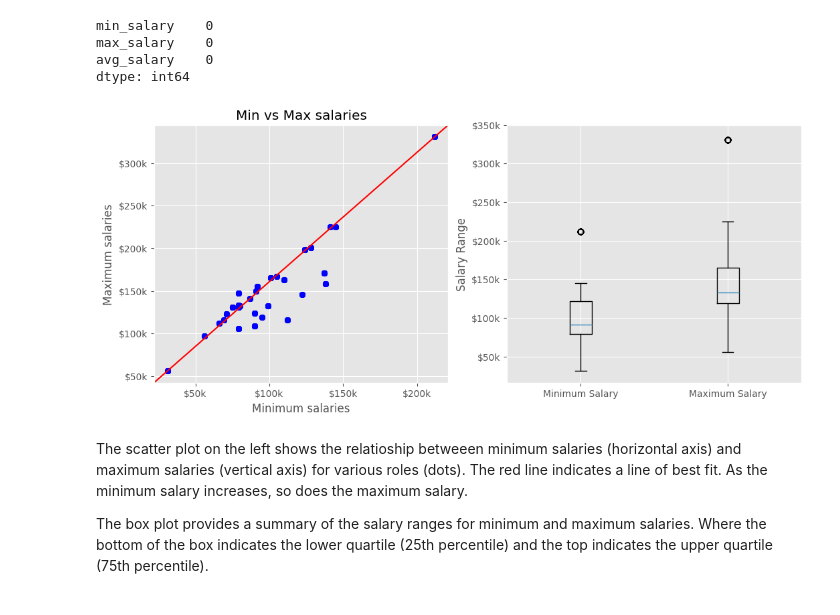
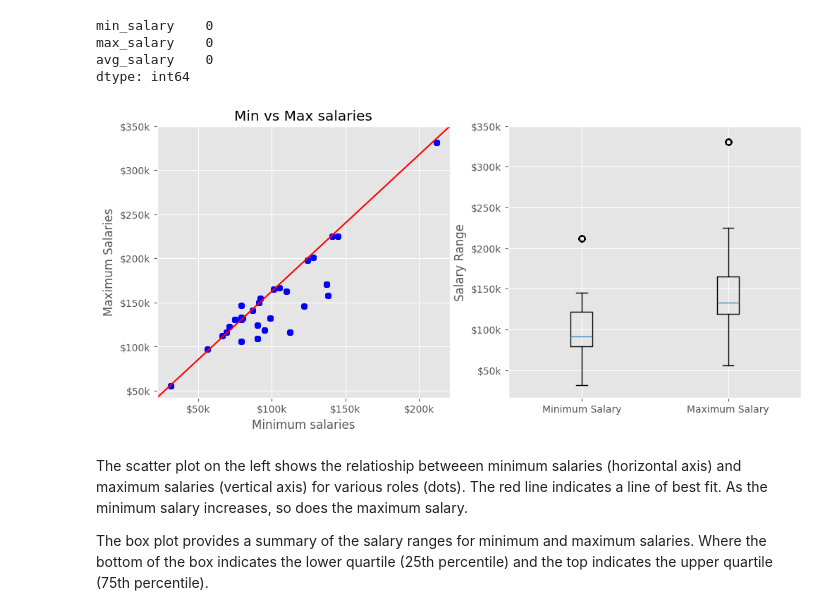
Before and after one commit to AngelX62/Data-Science-Job-Clean, a Jupyter notebook: Data_Science.ipynb, the cells around one changed output. Cells and saved outputs as stored; diff of their text form; code cells hidden in the pictures.

Commit message:
modified code for salary visualization

```diff
--- a/Data_Science.ipynb
+++ b/Data_Science.ipynb
@@ -352,27 +353,35 @@ dtype: int64
 # %%
 # Plotting to see relationship:
 # Positive correlation between min and max salaries
 # Outliers are presented to show significantly higher values
 
+def attributes(ax, ylabel, title, yticks):
+    sal_ticks_labels = [f"${x}k" for x in yticks]
+    ax.set_ylabel(ylabel)
+    ax.set_title(title)
+    ax.set_yticks(yticks)
+    ax.set_yticklabels(sal_ticks_labels)
+
 sal_ticks = list(range(50, 400, 50))
 plt.style.use('ggplot')
-fig, ax = plt.subplots(nrows=1, ncols=2, figsize=(9,5))
-#ax[0] = (projection="3d")
+fig, ax = plt.subplots(nrows=1, ncols=2, figsize=(8.5,5))
+
 ax[0].plot([0,1], [0,1], color='red', transform=ax[0].transAxes)
-ax[0].set_title('Min vs Max salaries')
+
 ax[0].set_xlabel('Minimum salaries')
 ax[0].set_ylabel('Maximum salaries')
-ax[0].set_yticks(sal_ticks, [f"${x}k" for x in sal_ticks])
+locator = FixedLocator(sal_ticks)
+
 ax[0].set_xticks(sal_ticks, [f"${y}k" for y in sal_ticks])
 ax[0].scatter(df['min_salary'], df['max_salary'], c='b', alpha=0.5)
-
+attributes(ax[0], 'Maximum Salaries', 'Min vs Max salaries', sal_ticks)
 
 ax[1].boxplot([df['min_salary'], df['max_salary']], labels=['Minimum Salary', 'Maximum Salary'])
-ax[1].set_ylabel('Salary Range')
-ax[1].set_yticks(sal_ticks, [f"${x}k" for x in sal_ticks])
+attributes(ax[1], 'Salary Range', '', sal_ticks)
+
 plt.subplots_adjust(right=1.2)
 # %% [output]
-[figure, old version]
+[figure, new version]
 # %% [markdown]
 The scatter plot on the left shows the relatioship betweeen minimum salaries (horizontal axis) and maximum salaries (vertical axis) for various roles (dots). The red line indicates a line of best fit. As the minimum salary increases, so does the maximum salary.
 
```
Also changed, not shown: parts of 1 cell of this notebook.
